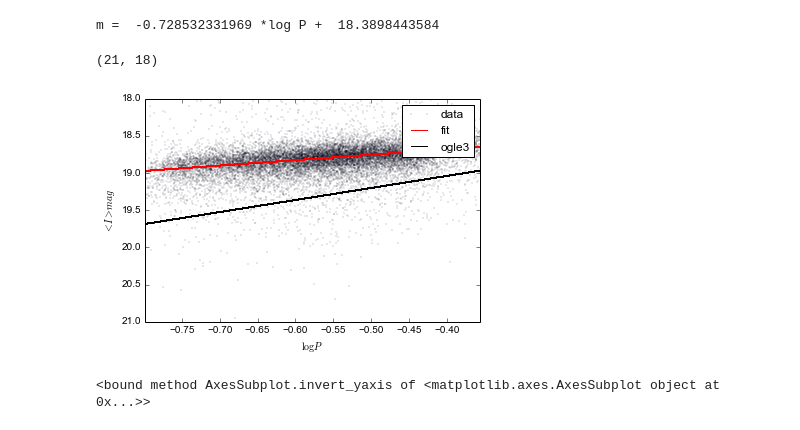
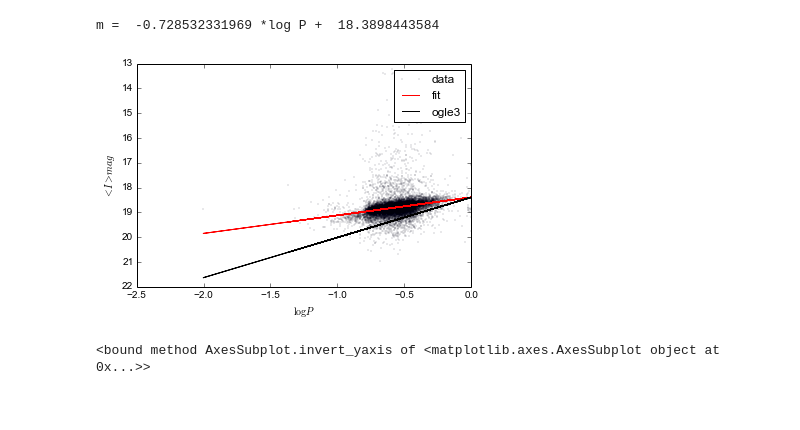
Before and after one commit to glauffer/final_project, a Jupyter notebook: notebooks/Relação PL.ipynb, the cells around one changed output. Saved outputs shown, nothing was run; the diff lists cells and outputs as text; code cells hidden in the pictures.

```diff
--- a/notebooks/Relação PL.ipynb
+++ b/notebooks/Relação PL.ipynb
@@ -47,19 +47,18 @@ m =  -0.728532331969 *log P +  18.3898443584
 # %%
 plt.clf()
 plt.plot(A.T[0], mags, 'bo', label = 'data', ms=.2)
 plt.plot(A.T[0], x[0]*A.T[0]+x[1], '-r', label = 'fit')
 plt.plot(A.T[0], (-1.62)*A.T[0]+18.391, '-k', label = 'ogle3')
 plt.legend()
 plt.xlabel(r"$\log P$")
 plt.ylabel(r"$<I> mag$")
 plt.gca().invert_yaxis()
-plt.xlim(np.log(0.45),np.log(0.7))
-plt.ylim(21, 18)
+#plt.xlim(np.log(0.45),np.log(0.7))
+#plt.ylim(21, 18)
 #plt.xlim(-3, 1)
 #plt.savefig('pl_relation_RRAB.png', dpi = 100)
 # %% [output]
-(21, 18)
-[figure, old version]
+[figure, new version]
 # %%
 #obtendo m_fit
 
```
Also changed, not shown: 9 other files.
